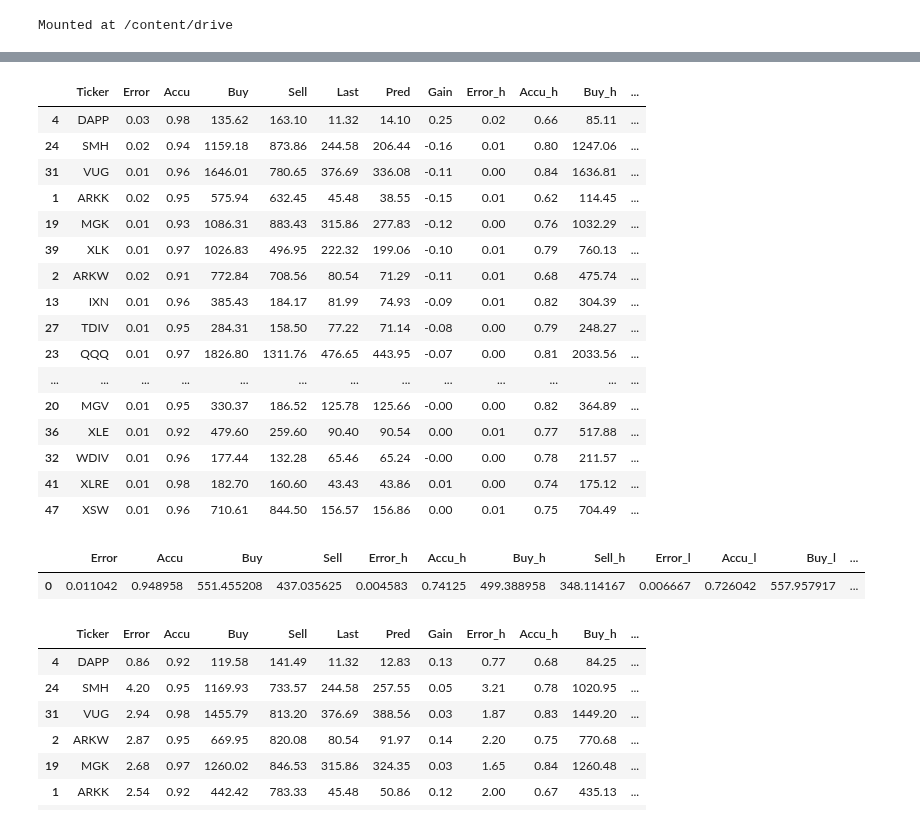
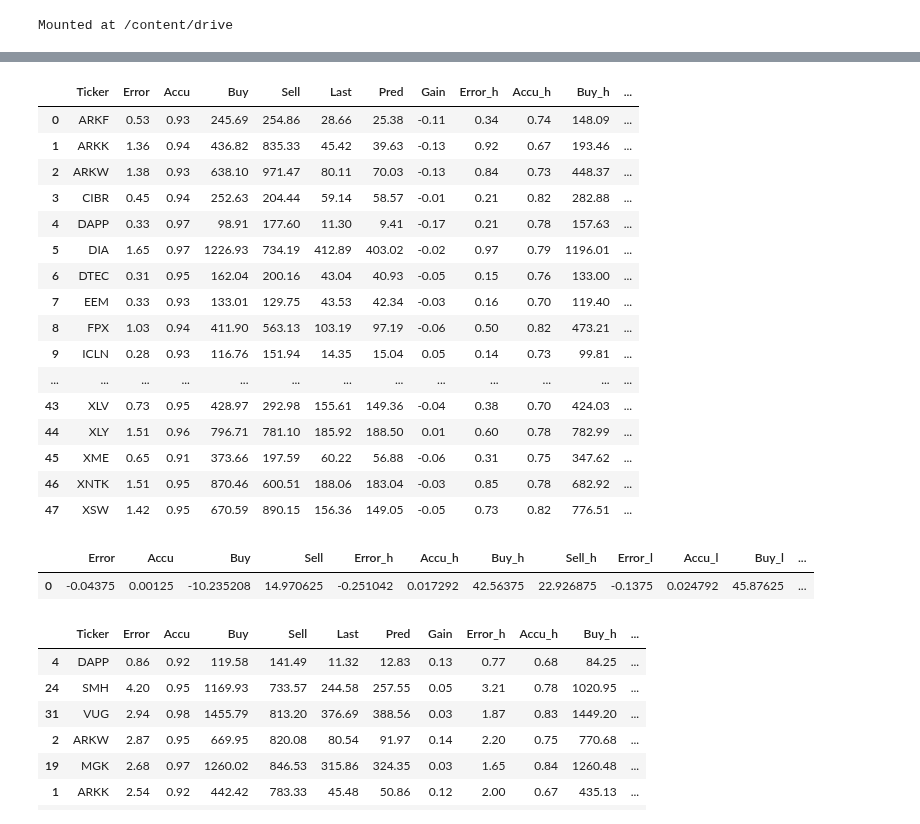
Before and after one commit to ahsank/StockML, a Jupyter notebook: TestLocal.ipynb, the cells around one changed output, grey strips where cells are left out. Saved outputs shown, nothing was run; the diff lists cells and outputs as text; code cells hidden in the pictures.

```diff
--- a/TestLocal.ipynb
+++ b/TestLocal.ipynb
@@ -151,31 +170,32 @@ df2  = pipeline.runModelCombinedVola(tickers, model, mod, True)
 # %%
-addAllocHL(df2, 0.10, 1)
-df2.iloc[(df2.Alloc * abs(df2.Gain_f)).sort_values(ascending=False).index]
+# addAllocHL(df2, 0.10, 1)
+# df2.iloc[(df2.Alloc * abs(df2.Gain_f)).sort_values(ascending=False).index]
+df2
 # %% [output]
 |  | Ticker | Error | Accu | Buy | Sell | Last | Pred | Gain | Error_h | Accu_h | Buy_h | ... |
-| 4 | DAPP | 0.03 | 0.98 | 135.62 | 163.10 | 11.32 | 14.10 | 0.25 | 0.02 | 0.66 | 85.11 | ... |
-| 24 | SMH | 0.02 | 0.94 | 1159.18 | 873.86 | 244.58 | 206.44 | -0.16 | 0.01 | 0.80 | 1247.06 | ... |
-| 31 | VUG | 0.01 | 0.96 | 1646.01 | 780.65 | 376.69 | 336.08 | -0.11 | 0.00 | 0.84 | 1636.81 | ... |
-| 1 | ARKK | 0.02 | 0.95 | 575.94 | 632.45 | 45.48 | 38.55 | -0.15 | 0.01 | 0.62 | 114.45 | ... |
-| 19 | MGK | 0.01 | 0.93 | 1086.31 | 883.43 | 315.86 | 277.83 | -0.12 | 0.00 | 0.76 | 1032.29 | ... |
-| 39 | XLK | 0.01 | 0.97 | 1026.83 | 496.95 | 222.32 | 199.06 | -0.10 | 0.01 | 0.79 | 760.13 | ... |
-| 2 | ARKW | 0.02 | 0.91 | 772.84 | 708.56 | 80.54 | 71.29 | -0.11 | 0.01 | 0.68 | 475.74 | ... |
-| 13 | IXN | 0.01 | 0.96 | 385.43 | 184.17 | 81.99 | 74.93 | -0.09 | 0.01 | 0.82 | 304.39 | ... |
-| 27 | TDIV | 0.01 | 0.95 | 284.31 | 158.50 | 77.22 | 71.14 | -0.08 | 0.00 | 0.79 | 248.27 | ... |
-| 23 | QQQ | 0.01 | 0.97 | 1826.80 | 1311.76 | 476.65 | 443.95 | -0.07 | 0.00 | 0.81 | 2033.56 | ... |
+| 0 | ARKF | 0.53 | 0.93 | 245.69 | 254.86 | 28.66 | 25.38 | -0.11 | 0.34 | 0.74 | 148.09 | ... |
+| 1 | ARKK | 1.36 | 0.94 | 436.82 | 835.33 | 45.42 | 39.63 | -0.13 | 0.92 | 0.67 | 193.46 | ... |
+| 2 | ARKW | 1.38 | 0.93 | 638.10 | 971.47 | 80.11 | 70.03 | -0.13 | 0.84 | 0.73 | 448.37 | ... |
+| 3 | CIBR | 0.45 | 0.94 | 252.63 | 204.44 | 59.14 | 58.57 | -0.01 | 0.21 | 0.82 | 282.88 | ... |
+| 4 | DAPP | 0.33 | 0.97 | 98.91 | 177.60 | 11.30 | 9.41 | -0.17 | 0.21 | 0.78 | 157.63 | ... |
+| 5 | DIA | 1.65 | 0.97 | 1226.93 | 734.19 | 412.89 | 403.02 | -0.02 | 0.97 | 0.79 | 1196.01 | ... |
+| 6 | DTEC | 0.31 | 0.95 | 162.04 | 200.16 | 43.04 | 40.93 | -0.05 | 0.15 | 0.76 | 133.00 | ... |
+| 7 | EEM | 0.33 | 0.93 | 133.01 | 129.75 | 43.53 | 42.34 | -0.03 | 0.16 | 0.70 | 119.40 | ... |
+| 8 | FPX | 1.03 | 0.94 | 411.90 | 563.13 | 103.19 | 97.19 | -0.06 | 0.50 | 0.82 | 473.21 | ... |
+| 9 | ICLN | 0.28 | 0.93 | 116.76 | 151.94 | 14.35 | 15.04 | 0.05 | 0.14 | 0.73 | 99.81 | ... |
 | ... | ... | ... | ... | ... | ... | ... | ... | ... | ... | ... | ... | ... |
-| 20 | MGV | 0.01 | 0.95 | 330.37 | 186.52 | 125.78 | 125.66 | -0.00 | 0.00 | 0.82 | 364.89 | ... |
-| 36 | XLE | 0.01 | 0.92 | 479.60 | 259.60 | 90.40 | 90.54 | 0.00 | 0.01 | 0.77 | 517.88 | ... |
-| 32 | WDIV | 0.01 | 0.96 | 177.44 | 132.28 | 65.46 | 65.24 | -0.00 | 0.00 | 0.78 | 211.57 | ... |
-| 41 | XLRE | 0.01 | 0.98 | 182.70 | 160.60 | 43.43 | 43.86 | 0.01 | 0.00 | 0.74 | 175.12 | ... |
-| 47 | XSW | 0.01 | 0.96 | 710.61 | 844.50 | 156.57 | 156.86 | 0.00 | 0.01 | 0.75 | 704.49 | ... |
+| 43 | XLV | 0.73 | 0.95 | 428.97 | 292.98 | 155.61 | 149.36 | -0.04 | 0.38 | 0.70 | 424.03 | ... |
+| 44 | XLY | 1.51 | 0.96 | 796.71 | 781.10 | 185.92 | 188.50 | 0.01 | 0.60 | 0.78 | 782.99 | ... |
+| 45 | XME | 0.65 | 0.91 | 373.66 | 197.59 | 60.22 | 56.88 | -0.06 | 0.31 | 0.75 | 347.62 | ... |
+| 46 | XNTK | 1.51 | 0.95 | 870.46 | 600.51 | 188.06 | 183.04 | -0.03 | 0.85 | 0.78 | 682.92 | ... |
+| 47 | XSW | 1.42 | 0.95 | 670.59 | 890.15 | 156.36 | 149.05 | -0.05 | 0.73 | 0.82 | 776.51 | ... |
 # %%
 mean_values  = df2[perf_cols].mean()
 mean_df_standard = pd.DataFrame(mean_values).transpose()
-mean_df_standard
+mean_df_standard - mean_df_minmax
 # %% [output]
 |  | Error | Accu | Buy | Sell | Error_h | Accu_h | Buy_h | Sell_h | Error_l | Accu_l | Buy_l | ... |
-| 0 | 0.011042 | 0.948958 | 551.455208 | 437.035625 | 0.004583 | 0.74125 | 499.388958 | 348.114167 | 0.006667 | 0.726042 | 557.957917 | ... |
+| 0 | -0.04375 | 0.00125 | -10.235208 | 14.970625 | -0.251042 | 0.017292 | 42.56375 | 22.926875 | -0.1375 | 0.024792 | 45.87625 | ... |
 # %%
 pipeline.IS_VERBOSE = False
 findata.G_SCALER="minmax"
```
Also changed, not shown: parts of 8 cells of this notebook.
